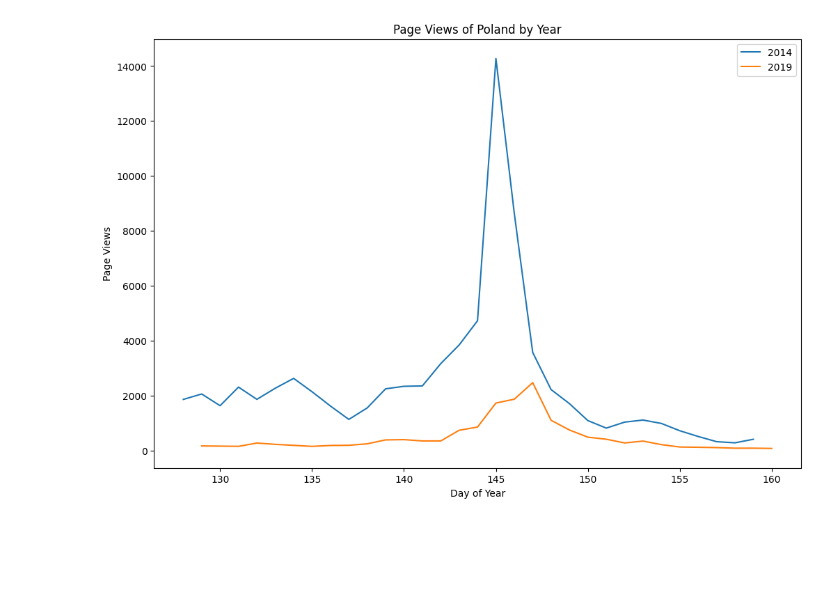
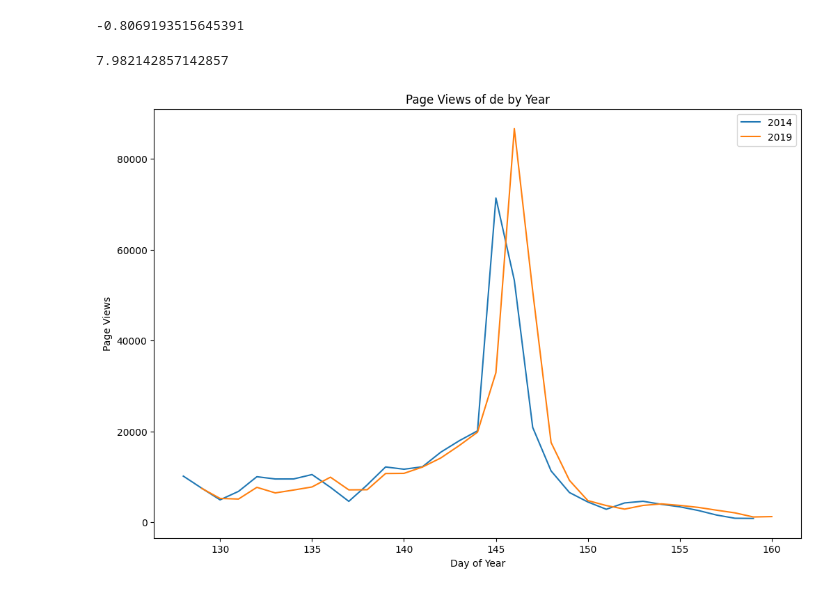
Before and after one commit to jstet/somda_project, a Jupyter notebook: analysis.ipynb, the cells around one changed output. Drawn from its saved outputs; the diff is of its cells as text; code cells hidden in the pictures; blank space fills up the shorter version.

```diff
--- a/analysis.ipynb
+++ b/analysis.ipynb
@@ -129,31 +130,39 @@ plt.show()
+# %%
+election_data["PL"]["relative_change_page_views"]
+# %% [output]
+-0.8069193515645391
+# %%
+election_data["CZ"]["relative_change_page_views"]
+# %% [output]
+7.982142857142857
 # %%
 import matplotlib.pyplot as plt
-
-# Filter the DataFrame for Poland
-df_poland = df[df['wikicode'] == 'pl.wikipedia'].copy()
+c = "de"
+# Filter the DataFrame for Poland and Czech Republic
+df_single = df[df['wikicode'] == f'{c}.wikipedia'].copy()
 
 # Convert the date to day of year using .loc indexer
-df_poland.loc[:, 'day_of_year'] = df_poland.index.dayofyear
+df_single.loc[:, 'day_of_year'] = df_single.index.dayofyear
 
 # Group the DataFrame by year
-grouped = df_poland.groupby(df_poland.index.year)
+grouped = df_single.groupby(df_single.index.year)
 
 # Create the plot
 plt.figure(figsize=(12, 8))
 
 # Iterate over each group and plot
 for year, group in grouped:
     plt.plot(group['day_of_year'], group['views'], label=str(year))
 
 # Add labels and title
 plt.xlabel('Day of Year')
 plt.ylabel('Page Views')
-plt.title('Page Views of Poland by Year')
+plt.title(f'Page Views of {c} by Year')
 
 # Add a legend
 plt.legend()
 
 # Show the plot
 plt.show()
 # %% [output]
-[figure, old version]
+[figure, new version]
```
Also changed, not shown: parts of 6 cells of this notebook, 34 other files.
